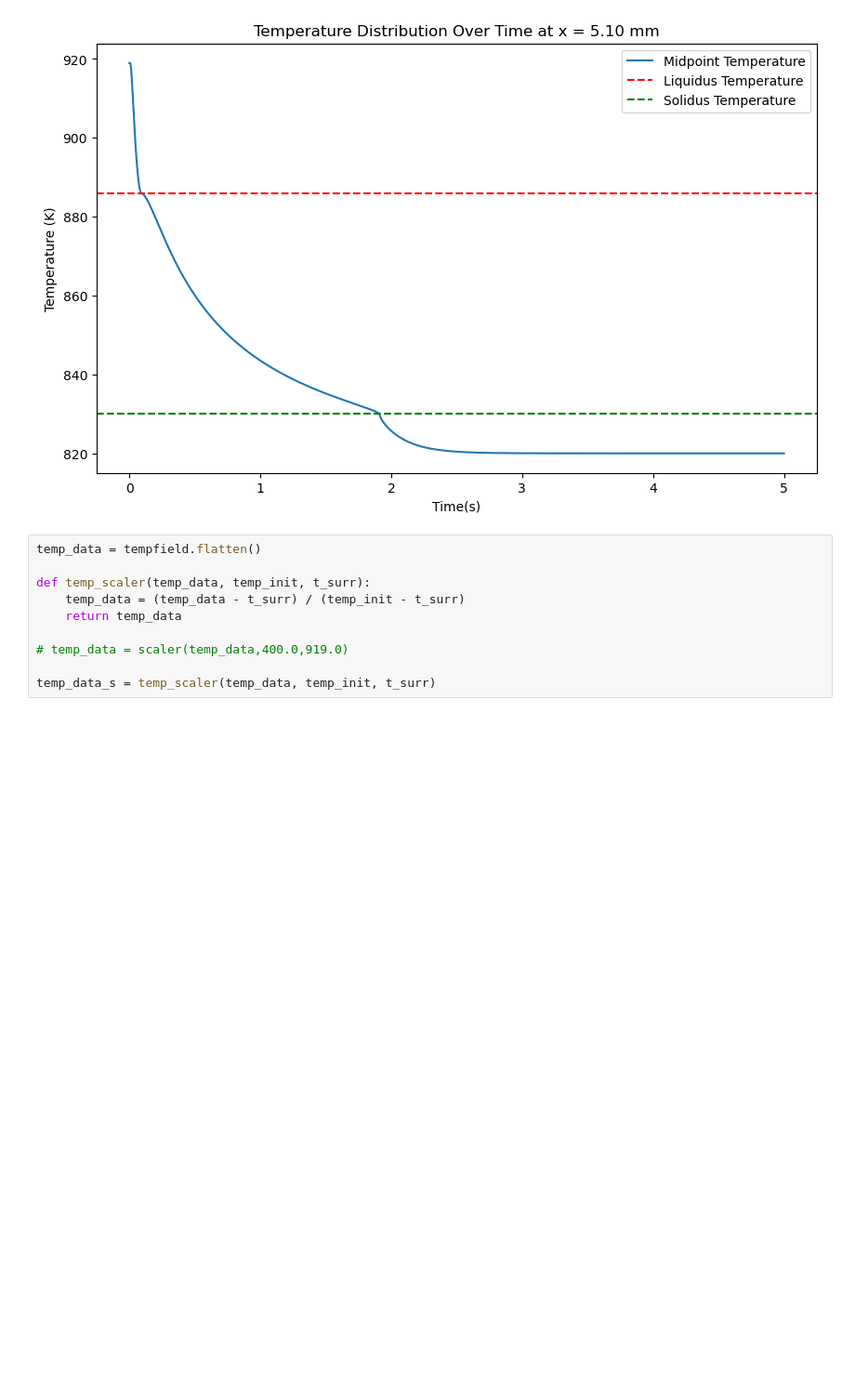
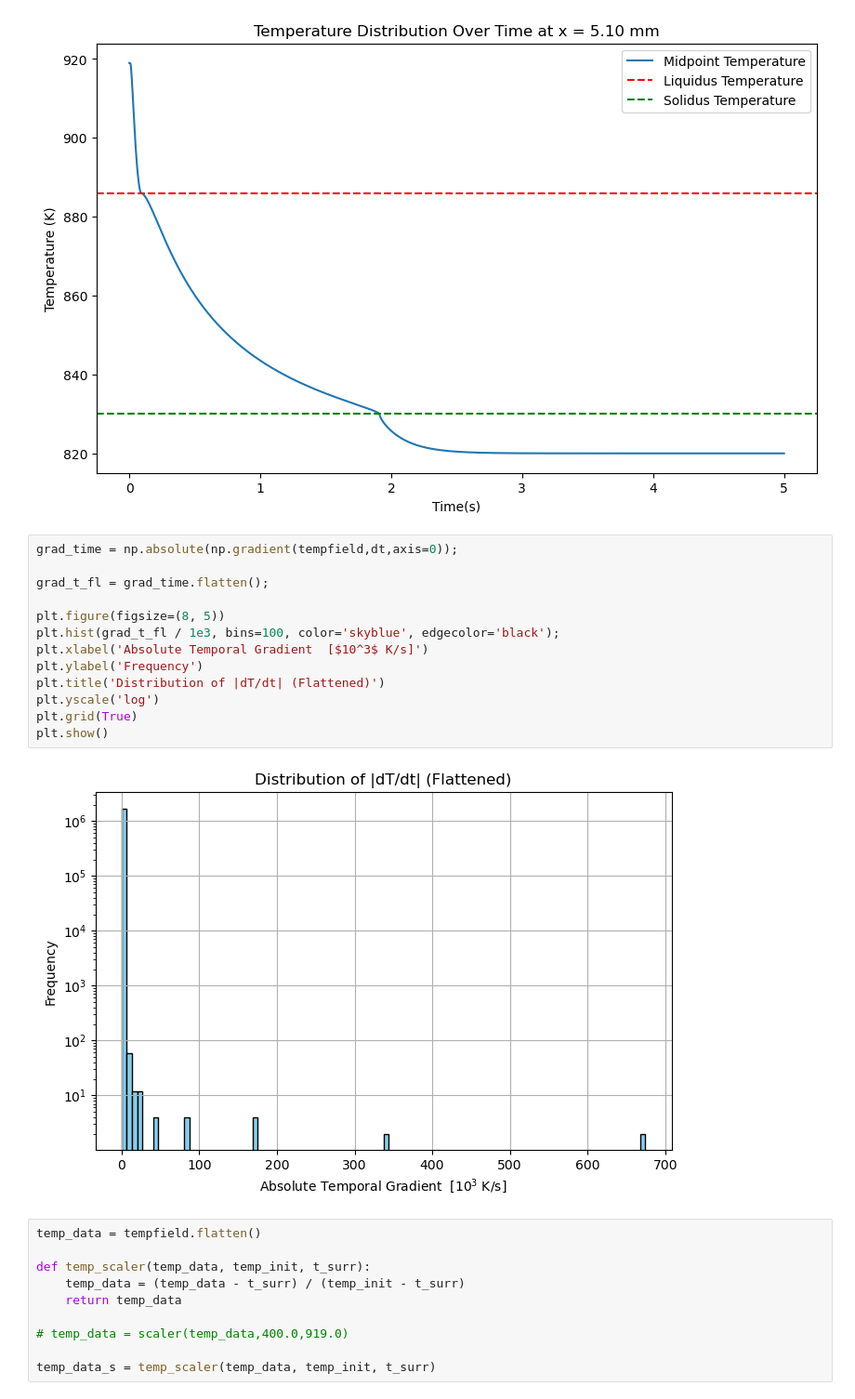
Before and after one commit to radhikrammohan/pinn-pc-1d, a Jupyter notebook: pinn/spartan/model_train.ipynb, the cells around one changed output. Shown at 93% size. Drawn from its saved outputs; the diff is of its cells as text; blank space fills up the shorter version.

```diff
--- a/pinn/spartan/model_train.ipynb
+++ b/pinn/spartan/model_train.ipynb
@@ -70,6 +64,21 @@ with open('../training_data/settings.json') as file:
 The spatial step is 0.00020408163265306123
 The time step is 0.00014676749271137028
 [figure]
+# %%
+grad_time = np.absolute(np.gradient(tempfield,dt,axis=0));
+
+grad_t_fl = grad_time.flatten();
+
+plt.figure(figsize=(8, 5))
+plt.hist(grad_t_fl / 1e3, bins=100, color='skyblue', edgecolor='black');
+plt.xlabel('Absolute Temporal Gradient  [$10^3$ K/s]')
+plt.ylabel('Frequency')
+plt.title('Distribution of |dT/dt| (Flattened)')
+plt.yscale('log')
+plt.grid(True)
+plt.show()
+# %% [output]
+[figure, added]
 # %%
 temp_data = tempfield.flatten()
 
```
Also changed, not shown: parts of 11 cells of this notebook, 4 other files.
